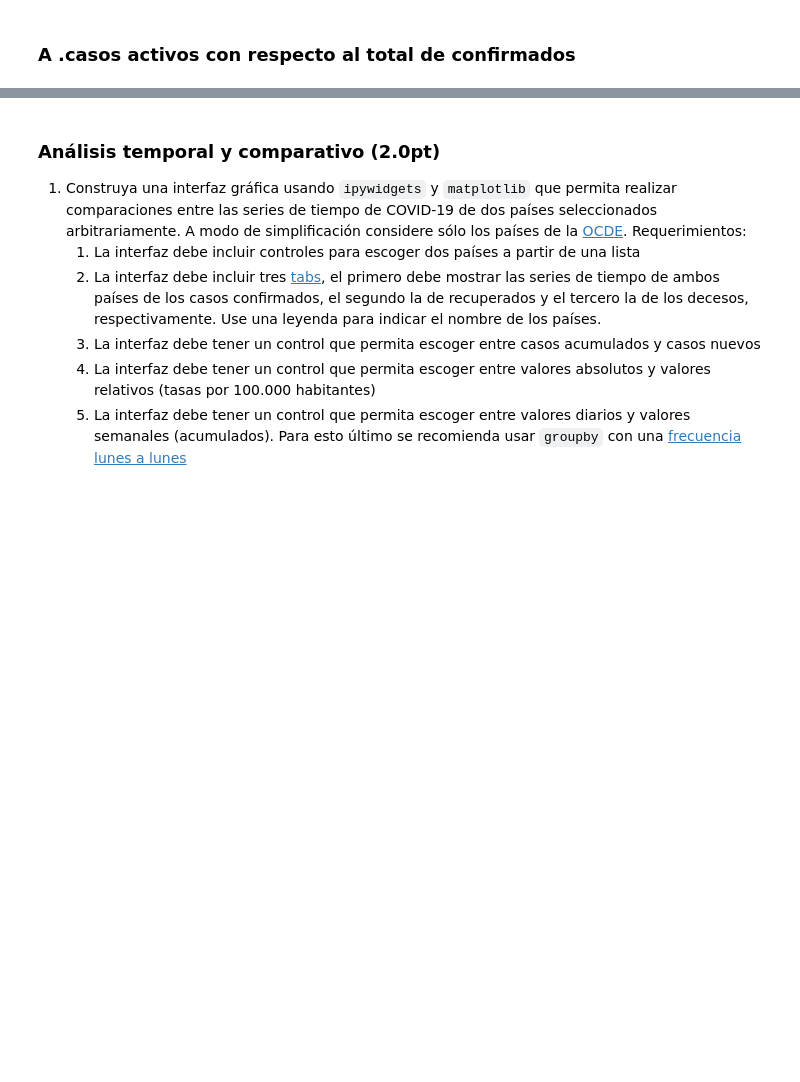
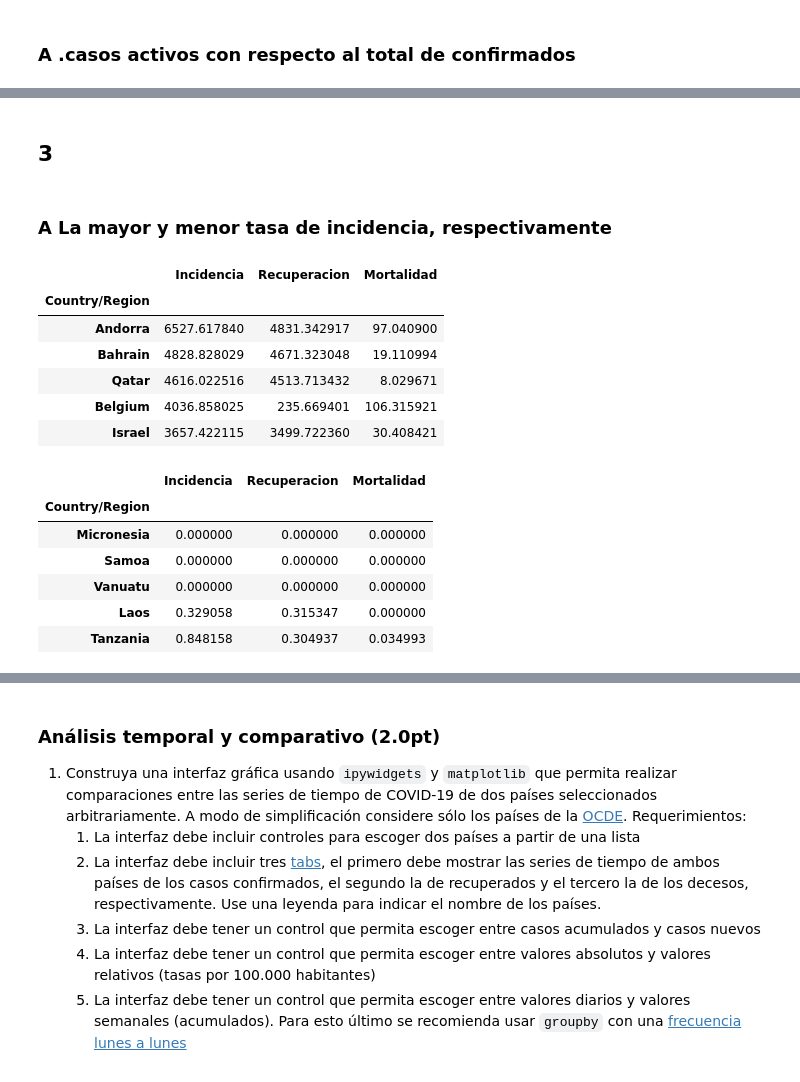
Before and after one commit to fehrmann11/Tarea-1-COVID-19, a Jupyter notebook: info147_tarea1.ipynb, the cells around one changed output, grey strips where cells are left out. Cells and saved outputs as stored; diff of their text form; code cells hidden in the pictures; blank space fills up the shorter version.

```diff
--- a/info147_tarea1.ipynb
+++ b/info147_tarea1.ipynb
@@ -218,0 +257,21 @@ data_df
+# %% [markdown]
+## 3
+# %% [markdown]
+### A La mayor y menor tasa de incidencia, respectivamente
+# %%
+display(data_2_df.nlargest(5, 'Incidencia'), data_2_df.nsmallest(5, 'Incidencia'))
+# %% [output]
+|  | Incidencia | Recuperacion | Mortalidad |
+| Country/Region |  |  |  |
+| Andorra | 6527.617840 | 4831.342917 | 97.040900 |
+| Bahrain | 4828.828029 | 4671.323048 | 19.110994 |
+| Qatar | 4616.022516 | 4513.713432 | 8.029671 |
+| Belgium | 4036.858025 | 235.669401 | 106.315921 |
+| Israel | 3657.422115 | 3499.722360 | 30.408421 |
+|  | Incidencia | Recuperacion | Mortalidad |
+| Country/Region |  |  |  |
+| Micronesia | 0.000000 | 0.000000 | 0.000000 |
+| Samoa | 0.000000 | 0.000000 | 0.000000 |
+| Vanuatu | 0.000000 | 0.000000 | 0.000000 |
+| Laos | 0.329058 | 0.315347 | 0.000000 |
+| Tanzania | 0.848158 | 0.304937 | 0.034993 |
```
Also changed, not shown: parts of 33 cells of this notebook.
